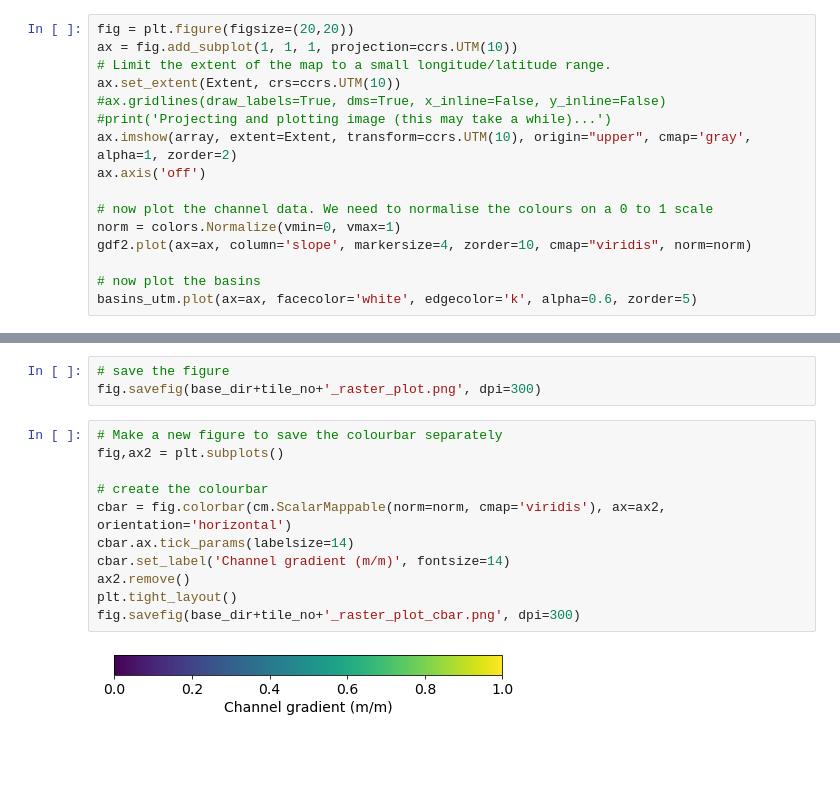
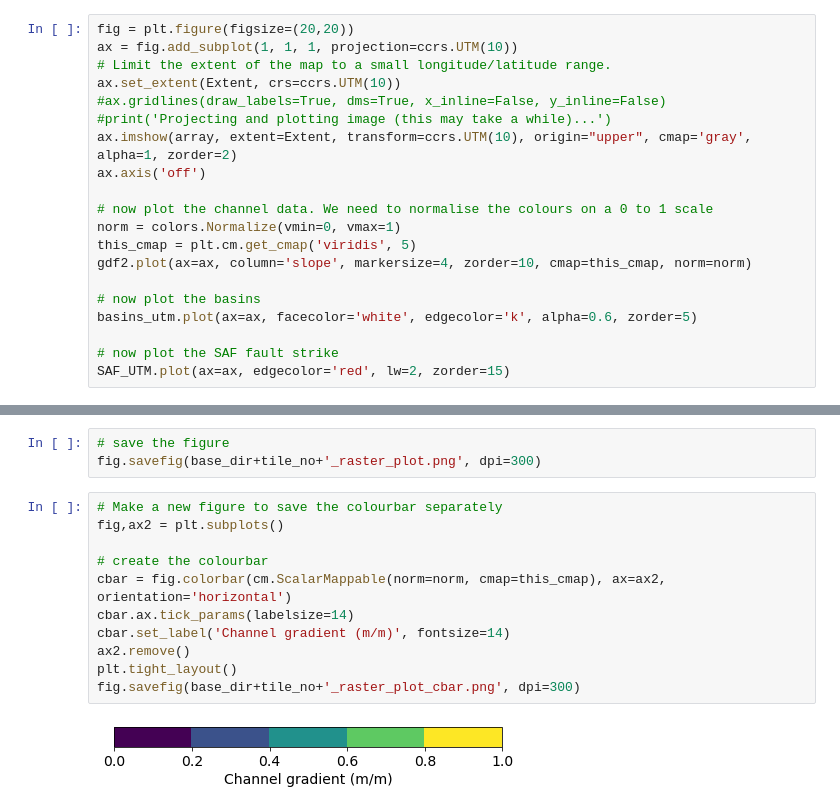
Before and after one commit to fclubb/fault-swath, a Jupyter notebook: notebooks/MakeRasterPlot.ipynb, the cells around one changed output, grey strips where cells are left out. Cells and saved outputs as stored; diff of their text form; blank space fills up the shorter version.

Commit message:
Modifying figs and fixing bug in median channel slope calculation

```diff
--- a/notebooks/MakeRasterPlot.ipynb
+++ b/notebooks/MakeRasterPlot.ipynb
@@ -92,9 +99,13 @@ ax.axis('off')
 
 # now plot the channel data. We need to normalise the colours on a 0 to 1 scale
 norm = colors.Normalize(vmin=0, vmax=1)
-gdf2.plot(ax=ax, column='slope', markersize=4, zorder=10, cmap="viridis", norm=norm)
+this_cmap = plt.cm.get_cmap('viridis', 5)
+gdf2.plot(ax=ax, column='slope', markersize=4, zorder=10, cmap=this_cmap, norm=norm)
 
 # now plot the basins
 basins_utm.plot(ax=ax, facecolor='white', edgecolor='k', alpha=0.6, zorder=5)
+
+# now plot the SAF fault strike
+SAF_UTM.plot(ax=ax, edgecolor='red', lw=2, zorder=15)
 # %% [output]
 <GeoAxesSubplot:>
@@ -105,13 +116,13 @@ fig.savefig(base_dir+tile_no+'_raster_plot.png', dpi=300)
 # %%
 # Make a new figure to save the colourbar separately
 fig,ax2 = plt.subplots()
 
 # create the colourbar
-cbar = fig.colorbar(cm.ScalarMappable(norm=norm, cmap='viridis'), ax=ax2, orientation='horizontal')
+cbar = fig.colorbar(cm.ScalarMappable(norm=norm, cmap=this_cmap), ax=ax2, orientation='horizontal')
 cbar.ax.tick_params(labelsize=14)
 cbar.set_label('Channel gradient (m/m)', fontsize=14)
 ax2.remove()
 plt.tight_layout()
 fig.savefig(base_dir+tile_no+'_raster_plot_cbar.png', dpi=300)
 # %% [output]
-[figure, old version]
+[figure, new version]
```
Also changed, not shown: parts of 4 cells of this notebook, 7 other files.
